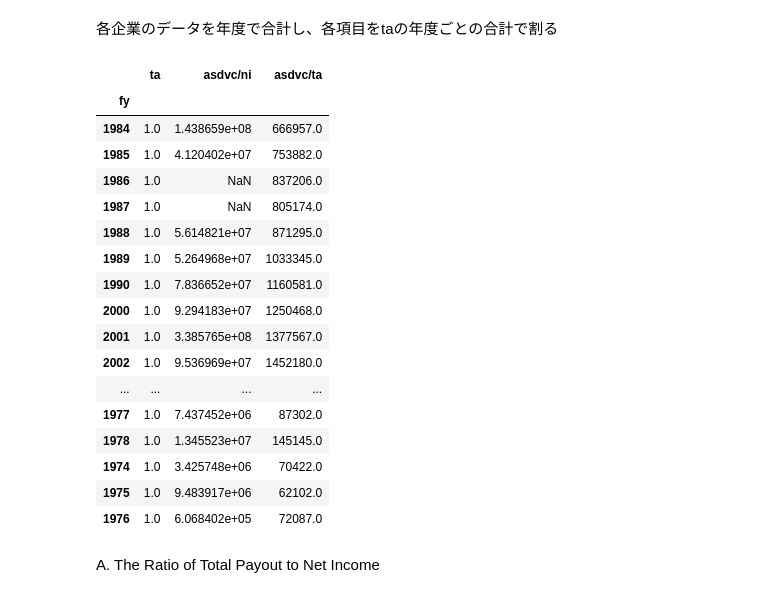
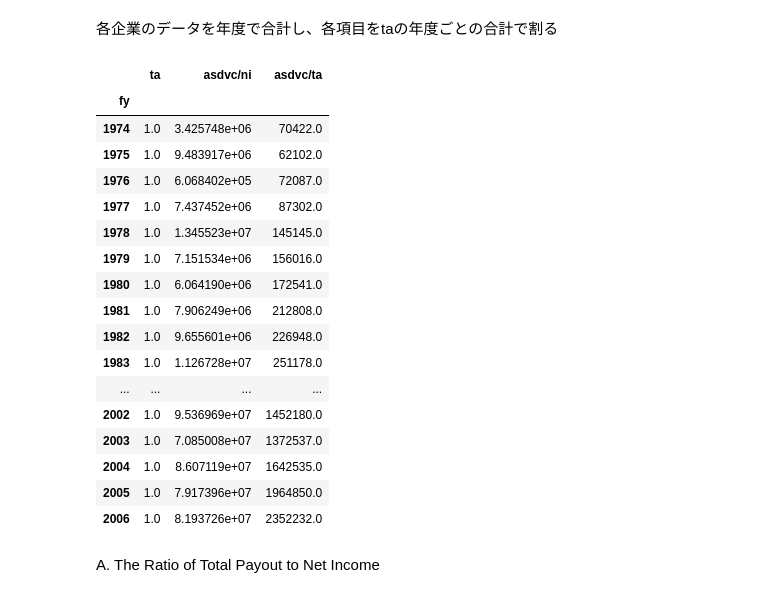
Before and after one commit to tsenga2/keio-senga-seminar, a Jupyter notebook: figure5.ipynb, the cells around one changed output. Saved outputs shown, nothing was run; the diff lists cells and outputs as text; code cells hidden in the pictures.

```diff
--- a/figure5.ipynb
+++ b/figure5.ipynb
@@ -263,27 +220,28 @@ dfa = dfa.sum(level=0)
 # %%
 for i in range(len(dfa.columns)):
    dfa.iloc[:,i] = dfa.iloc[:,i] / dfa['ta']
-# %%
-dfa
-# %% [output]
-|  | ta | asdvc/ni | asdvc/ta |
-| fy |  |  |  |
-| 1984 | 1.0 | 1.438659e+08 | 666957.0 |
-| 1985 | 1.0 | 4.120402e+07 | 753882.0 |
-| 1986 | 1.0 | NaN | 837206.0 |
-| 1987 | 1.0 | NaN | 805174.0 |
-| 1988 | 1.0 | 5.614821e+07 | 871295.0 |
-| 1989 | 1.0 | 5.264968e+07 | 1033345.0 |
-| 1990 | 1.0 | 7.836652e+07 | 1160581.0 |
-| 2000 | 1.0 | 9.294183e+07 | 1250468.0 |
-| 2001 | 1.0 | 3.385765e+08 | 1377567.0 |
-| 2002 | 1.0 | 9.536969e+07 | 1452180.0 |
-| ... | ... | ... | ... |
-| 1977 | 1.0 | 7.437452e+06 | 87302.0 |
-| 1978 | 1.0 | 1.345523e+07 | 145145.0 |
-| 1974 | 1.0 | 3.425748e+06 | 70422.0 |
-| 1975 | 1.0 | 9.483917e+06 | 62102.0 |
-| 1976 | 1.0 | 6.068402e+05 | 72087.0 |
+# %%
+dfa = dfa.sort_values('fy')
+dfa
+# %% [output]
+|  | ta | asdvc/ni | asdvc/ta |
+| fy |  |  |  |
+| 1974 | 1.0 | 3.425748e+06 | 70422.0 |
+| 1975 | 1.0 | 9.483917e+06 | 62102.0 |
+| 1976 | 1.0 | 6.068402e+05 | 72087.0 |
+| 1977 | 1.0 | 7.437452e+06 | 87302.0 |
+| 1978 | 1.0 | 1.345523e+07 | 145145.0 |
+| 1979 | 1.0 | 7.151534e+06 | 156016.0 |
+| 1980 | 1.0 | 6.064190e+06 | 172541.0 |
+| 1981 | 1.0 | 7.906249e+06 | 212808.0 |
+| 1982 | 1.0 | 9.655601e+06 | 226948.0 |
+| 1983 | 1.0 | 1.126728e+07 | 251178.0 |
+| ... | ... | ... | ... |
+| 2002 | 1.0 | 9.536969e+07 | 1452180.0 |
+| 2003 | 1.0 | 7.085008e+07 | 1372537.0 |
+| 2004 | 1.0 | 8.607119e+07 | 1642535.0 |
+| 2005 | 1.0 | 7.917396e+07 | 1964850.0 |
+| 2006 | 1.0 | 8.193726e+07 | 2352232.0 |
 # %% [markdown]
 A. The Ratio of Total Payout to Net Income
 # %%
```
Also changed, not shown: parts of 8 cells of this notebook.
